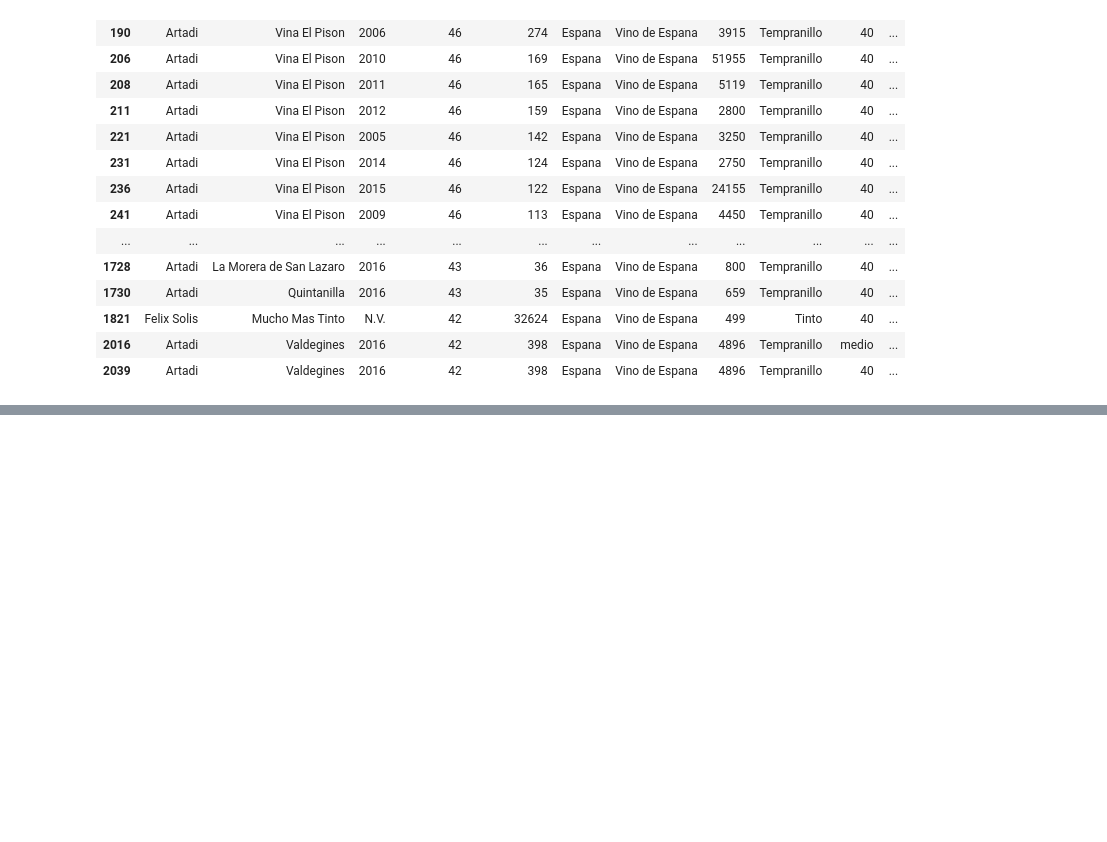
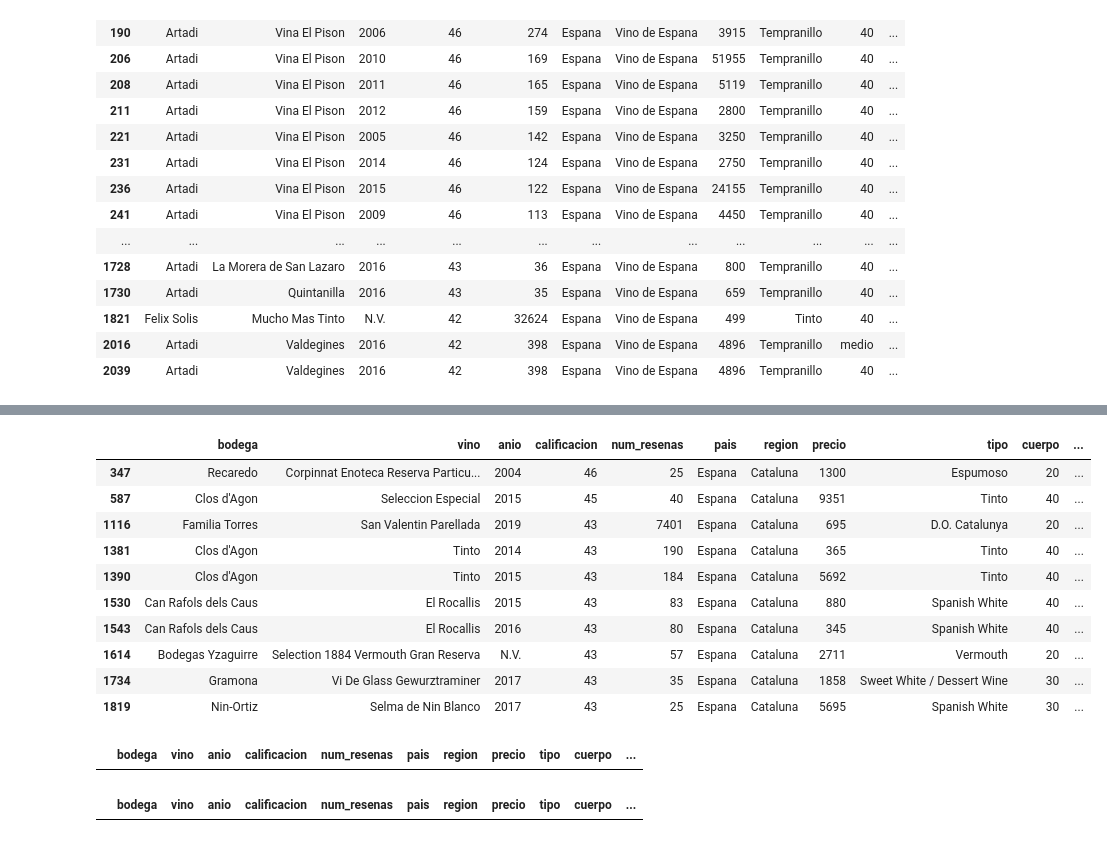
Before and after one commit to NataliaHerrera-DA/proyecto-da-promo-60-modulo-4-team-1, a Jupyter notebook: ETL.ipynb, the cells around one changed output, grey strips where cells are left out. Saved outputs shown, nothing was run; the diff lists cells and outputs as text; code cells hidden in the pictures; blank space fills up the shorter version.

```diff
--- a/ETL.ipynb
+++ b/ETL.ipynb
@@ -660,0 +688,14 @@ df.loc[(df['region'] == 'Vino de Espana')]
+# %%
+df.loc[(df['region'] == 'Cataluna')]
+# %% [output]
+|  | bodega | vino | anio | calificacion | num_resenas | pais | region | precio | tipo | cuerpo | ... |
+| 347 | Recaredo | Corpinnat Enoteca Reserva Particu... | 2004 | 46 | 25 | Espana | Cataluna | 1300 | Espumoso | 20 | ... |
+| 587 | Clos d'Agon | Seleccion Especial | 2015 | 45 | 40 | Espana | Cataluna | 9351 | Tinto | 40 | ... |
+| 1116 | Familia Torres | San Valentin Parellada | 2019 | 43 | 7401 | Espana | Cataluna | 695 | D.O. Catalunya | 20 | ... |
+| 1381 | Clos d'Agon | Tinto | 2014 | 43 | 190 | Espana | Cataluna | 365 | Tinto | 40 | ... |
+| 1390 | Clos d'Agon | Tinto | 2015 | 43 | 184 | Espana | Cataluna | 5692 | Tinto | 40 | ... |
+| 1530 | Can Rafols dels Caus | El Rocallis | 2015 | 43 | 83 | Espana | Cataluna | 880 | Spanish White | 40 | ... |
+| 1543 | Can Rafols dels Caus | El Rocallis | 2016 | 43 | 80 | Espana | Cataluna | 345 | Spanish White | 40 | ... |
+| 1614 | Bodegas Yzaguirre | Selection 1884 Vermouth Gran Reserva | N.V. | 43 | 57 | Espana | Cataluna | 2711 | Vermouth | 20 | ... |
+| 1734 | Gramona | Vi De Glass Gewurztraminer | 2017 | 43 | 35 | Espana | Cataluna | 1858 | Sweet White / Dessert Wine | 30 | ... |
+| 1819 | Nin-Ortiz | Selma de Nin Blanco | 2017 | 43 | 25 | Espana | Cataluna | 5695 | Spanish White | 30 | ... |
@@ -660,0 +714,4 @@ df.loc[(df['region'] == 'Vino de Espana')]
+# %%
+df.loc[(df['region'] == 'Castilla')]
+# %% [output]
+|  | bodega | vino | anio | calificacion | num_resenas | pais | region | precio | tipo | cuerpo | ... |
@@ -660,0 +734,4 @@ df.loc[(df['region'] == 'Vino de Espana')]
+# %%
+df.loc[(df['region'] == 'Castilla y Leon')]
+# %% [output]
+|  | bodega | vino | anio | calificacion | num_resenas | pais | region | precio | tipo | cuerpo | ... |
```
Also changed, not shown: parts of 11 cells of this notebook, 3 other files.
